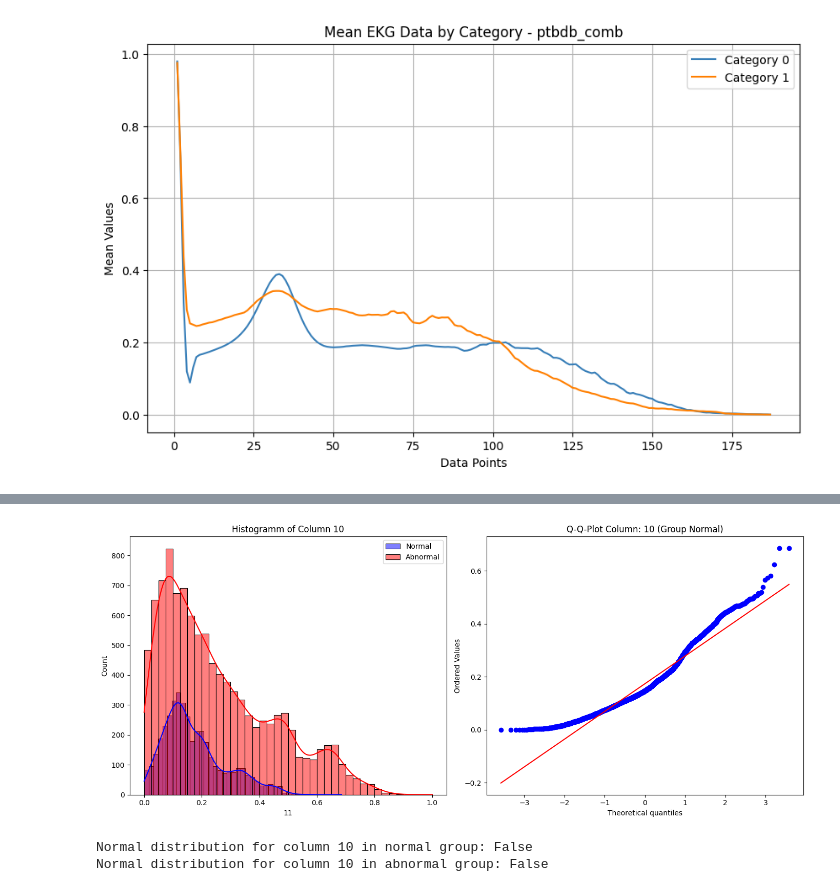
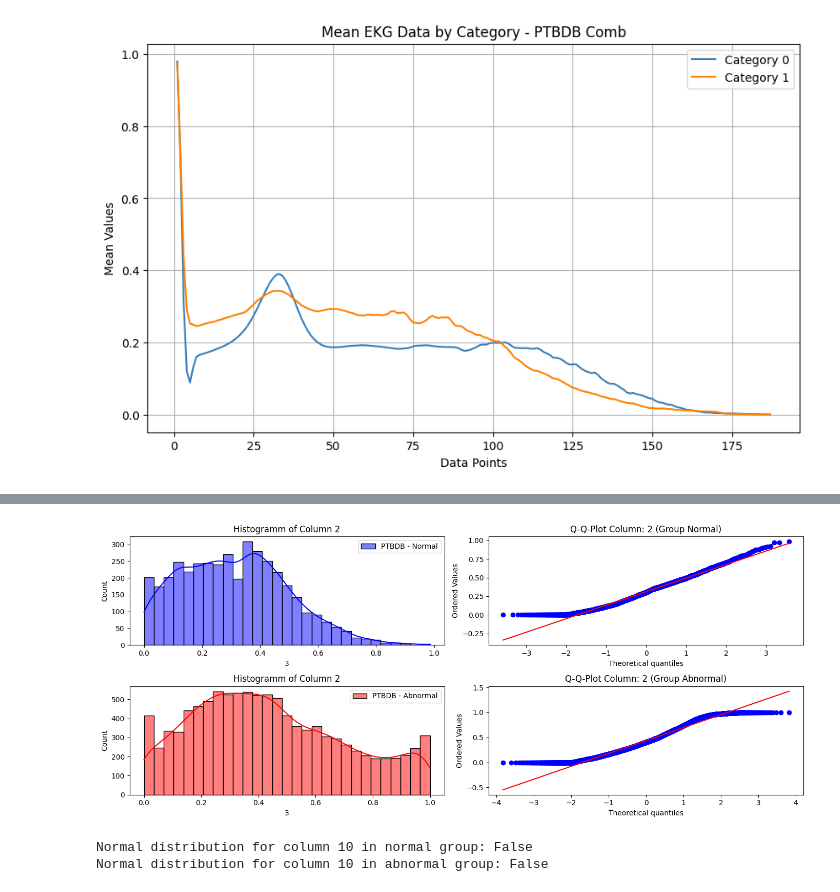
Before and after one commit to tubetraveller/heartbeat_dst, a Jupyter notebook: ptbdb_exploration_notebook.ipynb, the cells around one changed output, grey strips where cells are left out. Drawn from its saved outputs; the diff is of its cells as text; code cells hidden in the pictures.

```diff
--- a/ptbdb_exploration_notebook.ipynb
+++ b/ptbdb_exploration_notebook.ipynb
@@ -133,30 +174,38 @@ plt.show()
 # %%
-# Normal-Distribution of the variables? - Visual
+# Normal-Distribution of the explainatory variables? - Visual
+
+# Choose Column to Check:
+column = 2
 
 X = ptbdb_comb_df.iloc[:, :-1]
 y = ptbdb_comb_df.iloc[:, -1]
 normal = X[y == 0]
 abnormal = X[y == 1]
 
 plt.figure(figsize=(14, 6))
 
-# Choose Column to Check:
-column = 10
-
-plt.subplot(1, 2, 1)
-sns.histplot(normal.iloc[:, column], kde=True, color='blue', label='Normal')
-sns.histplot(abnormal.iloc[:, column], kde=True, color='red', label='Abnormal')
+plt.subplot(2, 2, 1)
+sns.histplot(normal.iloc[:, column], kde=True, color='blue', label='PTBDB - Normal')
 plt.legend()
 plt.title(f'Histogramm of Column {column}')
 
-plt.subplot(1, 2, 2)
+plt.subplot(2, 2, 2)
 stats.probplot(normal.iloc[:, column], dist="norm", plot=plt)
 plt.title(f'Q-Q-Plot Column: {column} (Group Normal)')
 
+plt.subplot(2, 2, 3)
+sns.histplot(abnormal.iloc[:, column], kde=True, color='red', label='PTBDB - Abnormal')
+plt.legend()
+plt.title(f'Histogramm of Column {column}')
+
+plt.subplot(2, 2, 4)
+stats.probplot(abnormal.iloc[:, column], dist="norm", plot=plt)
+plt.title(f'Q-Q-Plot Column: {column} (Group Abnormal)')
+
 plt.tight_layout()
 plt.show()
 # %% [output]
-[figure, old version]
+[figure, new version]
 # %%
 # Check for normal Distribution with Shapiro-Wilk-Test:
 
```
Also changed, not shown: parts of 19 cells of this notebook, 2 other files.
